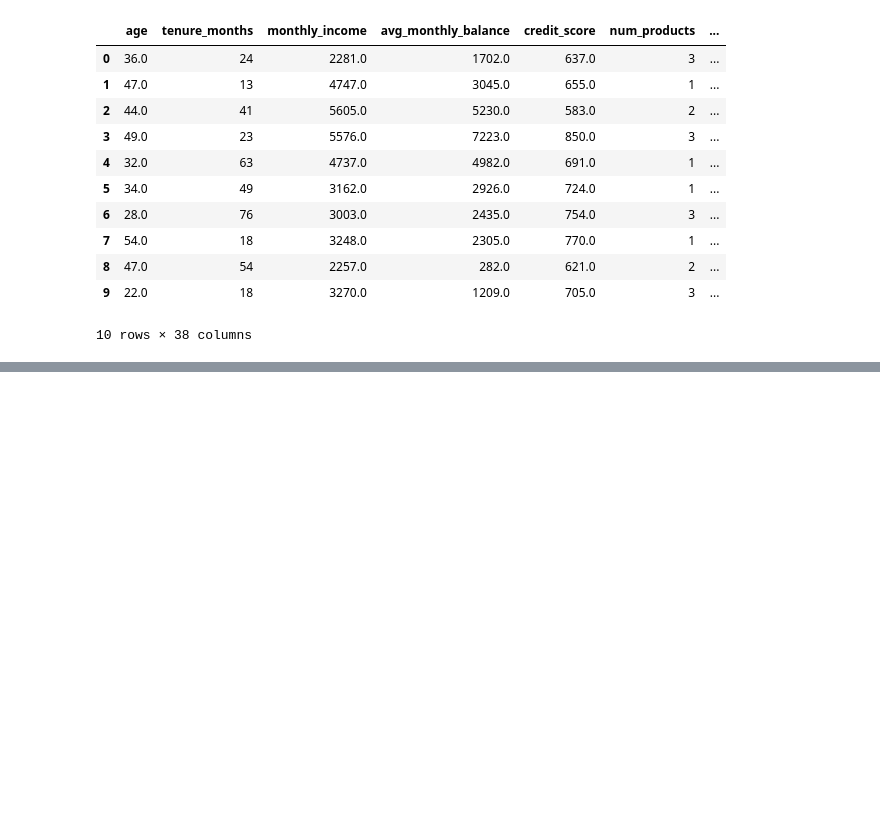
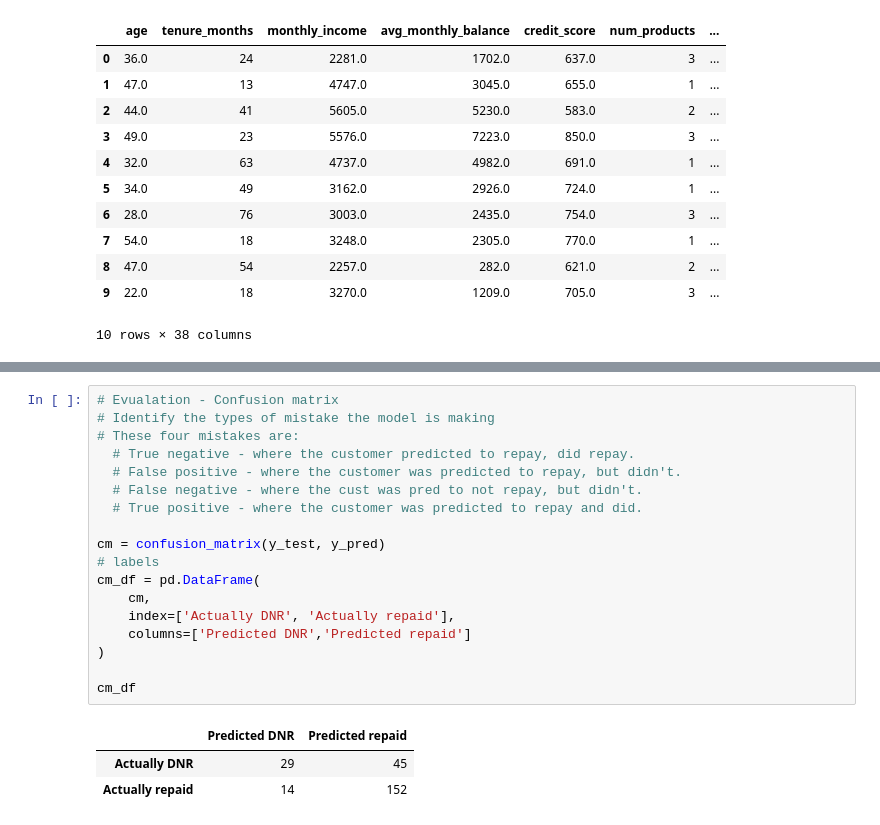
Before and after one commit to sw-sys/codebar_capstone_work, a Jupyter notebook: Capstone_Loans.ipynb, the cells around one changed output, grey strips where cells are left out. Saved outputs shown, nothing was run; the diff lists cells and outputs as text; blank space fills up the shorter version.

```diff
--- a/Capstone_Loans.ipynb
+++ b/Capstone_Loans.ipynb
@@ -570,0 +908,22 @@ df_encoded.head(10)
+# %%
+# Evualation - Confusion matrix
+# Identify the types of mistake the model is making
+# These four mistakes are:
+  # True negative - where the customer predicted to repay, did repay.
+  # False positive - where the customer was predicted to repay, but didn't.
+  # False negative - where the cust was pred to not repay, but didn't.
+  # True positive - where the customer was predicted to repay and did.
+
+cm = confusion_matrix(y_test, y_pred)
+# labels
+cm_df = pd.DataFrame(
+    cm,
+    index=['Actually DNR', 'Actually repaid'],
+    columns=['Predicted DNR','Predicted repaid']
+)
+
+cm_df
+# %% [output]
+|  | Predicted DNR | Predicted repaid |
+| Actually DNR | 29 | 45 |
+| Actually repaid | 14 | 152 |
```
Also changed, not shown: parts of 26 cells of this notebook.
